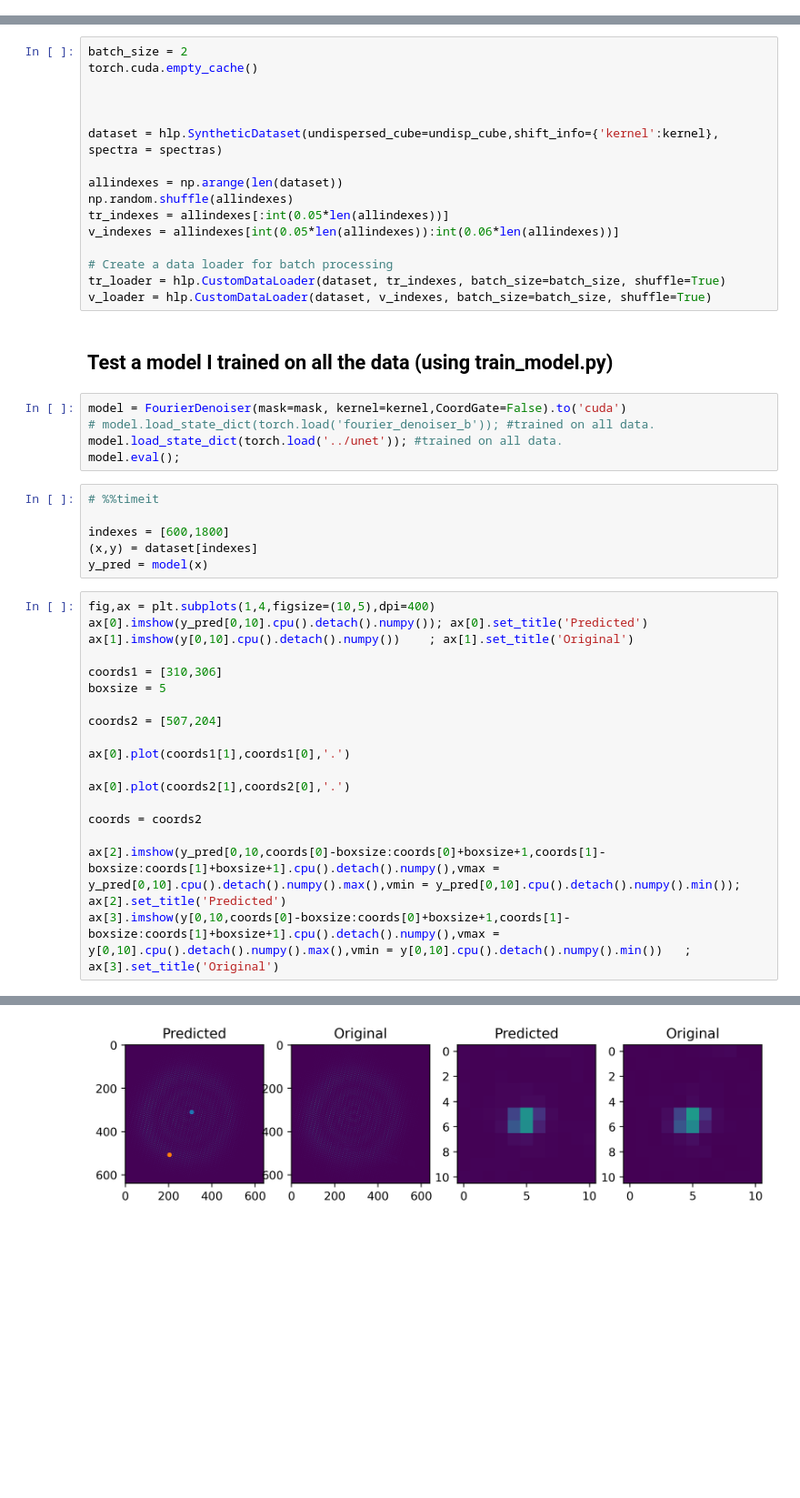
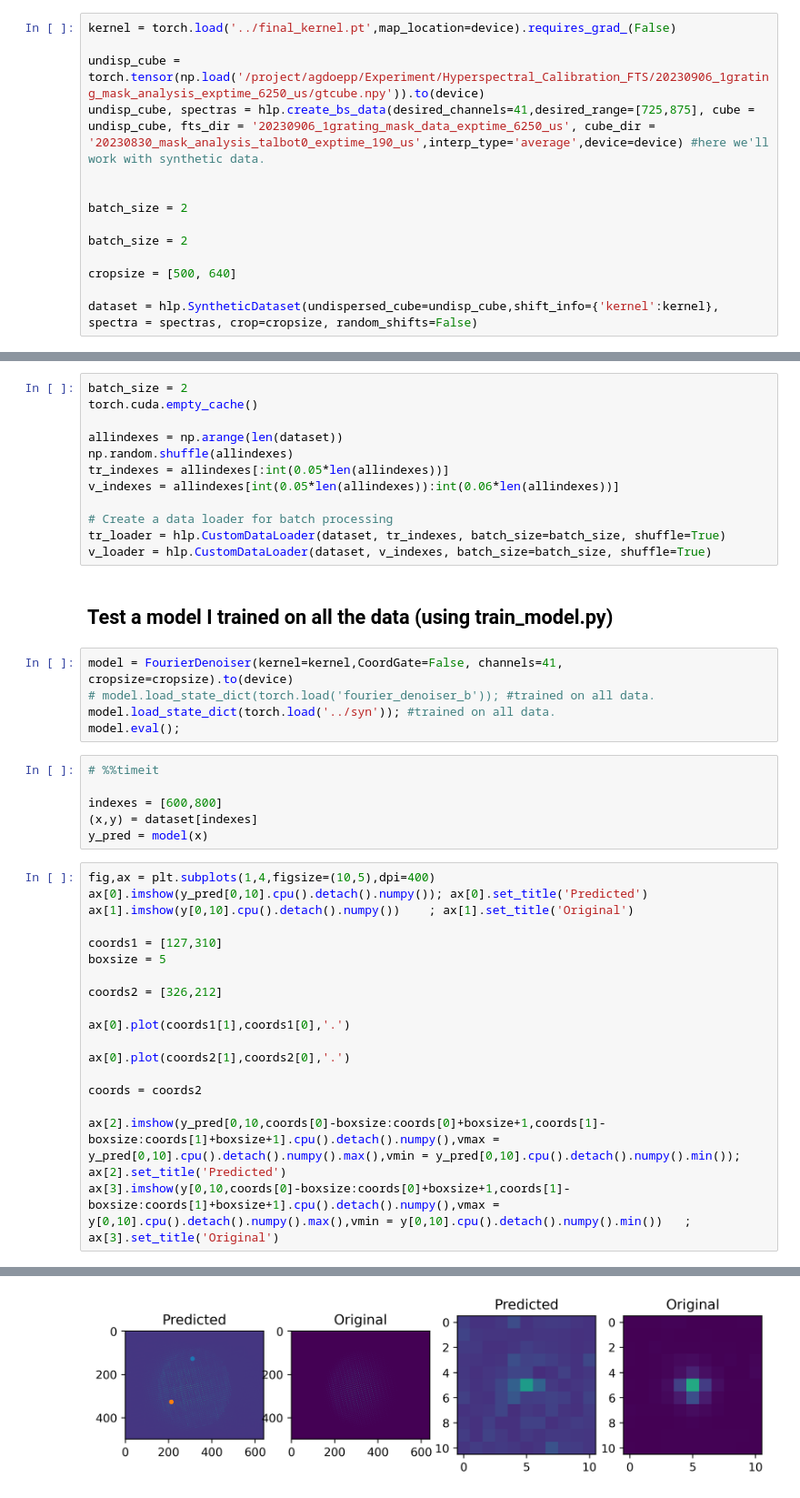
Before and after one commit to sunnyhoward/SCI, a Jupyter notebook: models/notebooks/analyse_model_synthetic.ipynb, the cells around one changed output, grey strips where cells are left out. Shown at 91% size. Saved outputs shown, nothing was run; the diff lists cells and outputs as text; blank space fills up the shorter version.

```diff
--- a/models/notebooks/analyse_model_synthetic.ipynb
+++ b/models/notebooks/analyse_model_synthetic.ipynb
@@ -43,0 +37,14 @@ collecting the undispersed cube and spectra.
+# %%
+kernel = torch.load('../final_kernel.pt',map_location=device).requires_grad_(False)
+
+undisp_cube = torch.tensor(np.load('/project/agdoepp/Experiment/Hyperspectral_Calibration_FTS/20230906_1grating_mask_analysis_exptime_6250_us/gtcube.npy')).to(device)
+undisp_cube, spectras = hlp.create_bs_data(desired_channels=41,desired_range=[725,875], cube = undisp_cube, fts_dir = '20230906_1grating_mask_data_exptime_6250_us', cube_dir = '20230830_mask_analysis_talbot0_exptime_190_us',interp_type='average',device=device) #here we'll work with synthetic data.
+
+
+batch_size = 2
+
+batch_size = 2
+
+cropsize = [500, 640]
+
+dataset = hlp.SyntheticDataset(undispersed_cube=undisp_cube,shift_info={'kernel':kernel}, spectra = spectras, crop=cropsize, random_shifts=False)
@@ -44,10 +53,6 @@ collecting the undispersed cube and spectra.
 # %%
 batch_size = 2
 torch.cuda.empty_cache()
-
-
-
-dataset = hlp.SyntheticDataset(undispersed_cube=undisp_cube,shift_info={'kernel':kernel}, spectra = spectras)
 
 allindexes = np.arange(len(dataset))
 np.random.shuffle(allindexes)
@@ -60,34 +65,34 @@ v_loader = hlp.CustomDataLoader(dataset, v_indexes, batch_size=batch_size, shuff
 # %% [markdown]
 ## Test a model I trained on all the data (using train_model.py)
 # %%
-model = FourierDenoiser(mask=mask, kernel=kernel,CoordGate=False).to('cuda')
+model = FourierDenoiser(kernel=kernel,CoordGate=False, channels=41, cropsize=cropsize).to(device)
 # model.load_state_dict(torch.load('fourier_denoiser_b')); #trained on all data.
-model.load_state_dict(torch.load('../unet')); #trained on all data.
+model.load_state_dict(torch.load('../syn')); #trained on all data.
 model.eval();
 # %%
 # %%timeit
 
-indexes = [600,1800]
+indexes = [600,800]
 (x,y) = dataset[indexes]
 y_pred = model(x)
 # %%
 fig,ax = plt.subplots(1,4,figsize=(10,5),dpi=400)
 ax[0].imshow(y_pred[0,10].cpu().detach().numpy()); ax[0].set_title('Predicted')
 ax[1].imshow(y[0,10].cpu().detach().numpy())    ; ax[1].set_title('Original')
 
-coords1 = [310,306]
+coords1 = [127,310]
 boxsize = 5
 
-coords2 = [507,204]
+coords2 = [326,212]
 
 ax[0].plot(coords1[1],coords1[0],'.')
 
 ax[0].plot(coords2[1],coords2[0],'.')
 
 coords = coords2
 
 ax[2].imshow(y_pred[0,10,coords[0]-boxsize:coords[0]+boxsize+1,coords[1]-boxsize:coords[1]+boxsize+1].cpu().detach().numpy(),vmax = y_pred[0,10].cpu().detach().numpy().max(),vmin = y_pred[0,10].cpu().detach().numpy().min()); ax[2].set_title('Predicted')
 ax[3].imshow(y[0,10,coords[0]-boxsize:coords[0]+boxsize+1,coords[1]-boxsize:coords[1]+boxsize+1].cpu().detach().numpy(),vmax = y[0,10].cpu().detach().numpy().max(),vmin = y[0,10].cpu().detach().numpy().min())   ; ax[3].set_title('Original')
 # %% [output]
 Text(0.5, 1.0, 'Original')
-[figure, old version]
+[figure, new version]
```
Also changed, not shown: parts of 23 cells of this notebook, 19 other files.
